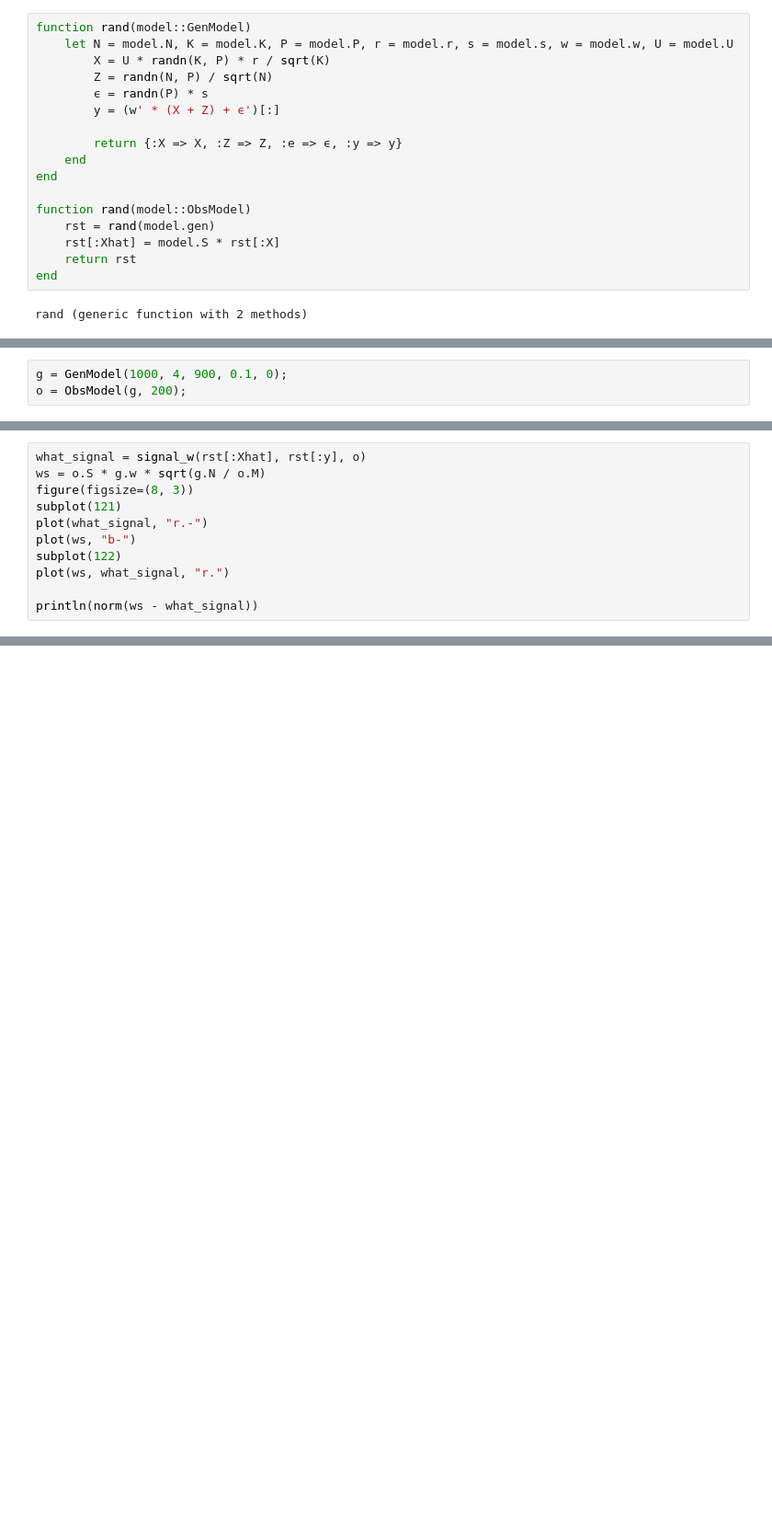
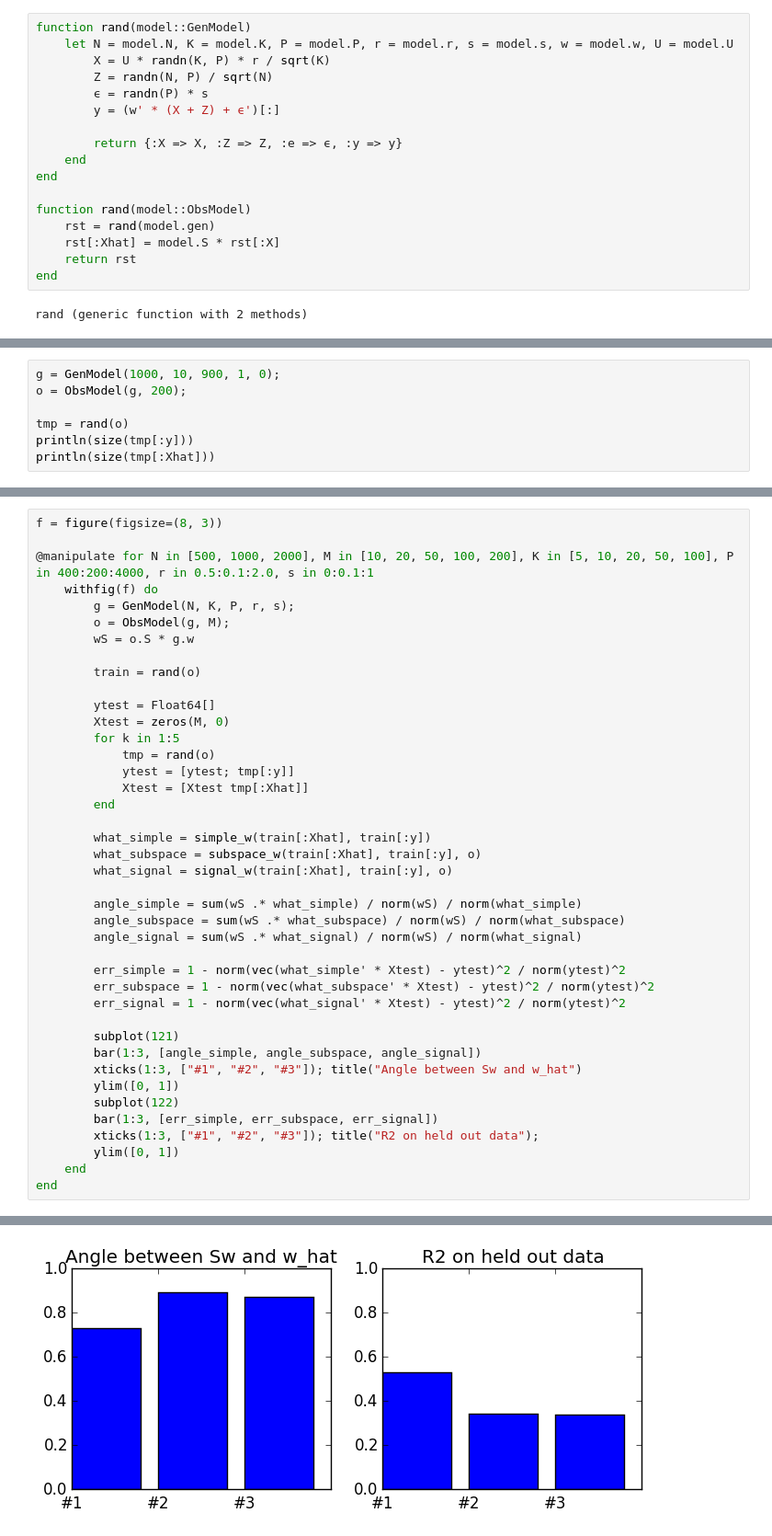
Before and after one commit to ganguli-lab/single-trial, a Jupyter notebook: Static Decoding.ipynb, the cells around one changed output, grey strips where cells are left out. Shown at 92% size. Cells and saved outputs as stored; diff of their text form; blank space fills up the shorter version.

```diff
--- a/Static Decoding.ipynb
+++ b/Static Decoding.ipynb
@@ -121,5 +125,9 @@ end
 # %% [output]
 signal_w (generic function with 1 method)
 # %%
-g = GenModel(1000, 4, 900, 0.1, 0);
+g = GenModel(1000, 10, 900, 1, 0);
 o = ObsModel(g, 200);
+
+tmp = rand(o)
+println(size(tmp[:y]))
+println(size(tmp[:Xhat]))
@@ -163,11 +136,0 @@ println(norm(ws - what_subspace))
-# %%
-what_signal = signal_w(rst[:Xhat], rst[:y], o)
-ws = o.S * g.w * sqrt(g.N / o.M)
-figure(figsize=(8, 3))
-subplot(121)
-plot(what_signal, "r.-")
-plot(ws, "b-")
-subplot(122)
-plot(ws, what_signal, "r.")
-
-println(norm(ws - what_signal))
@@ -176,0 +137,42 @@ println(norm(ws - what_signal))
+# %%
+f = figure(figsize=(8, 3))
+
+@manipulate for N in [500, 1000, 2000], M in [10, 20, 50, 100, 200], K in [5, 10, 20, 50, 100], P in 400:200:4000, r in 0.5:0.1:2.0, s in 0:0.1:1
+    withfig(f) do
+        g = GenModel(N, K, P, r, s);
+        o = ObsModel(g, M);
+        wS = o.S * g.w
+
+        train = rand(o)
+
+        ytest = Float64[]
+        Xtest = zeros(M, 0)
+        for k in 1:5
+            tmp = rand(o)
+            ytest = [ytest; tmp[:y]]
+            Xtest = [Xtest tmp[:Xhat]]
+        end
+
+        what_simple = simple_w(train[:Xhat], train[:y])
+        what_subspace = subspace_w(train[:Xhat], train[:y], o)
+        what_signal = signal_w(train[:Xhat], train[:y], o)
+
+        angle_simple = sum(wS .* what_simple) / norm(wS) / norm(what_simple)
+        angle_subspace = sum(wS .* what_subspace) / norm(wS) / norm(what_subspace)
+        angle_signal = sum(wS .* what_signal) / norm(wS) / norm(what_signal)
+
+        err_simple = 1 - norm(vec(what_simple' * Xtest) - ytest)^2 / norm(ytest)^2
+        err_subspace = 1 - norm(vec(what_subspace' * Xtest) - ytest)^2 / norm(ytest)^2
+        err_signal = 1 - norm(vec(what_signal' * Xtest) - ytest)^2 / norm(ytest)^2
+
+        subplot(121)
+        bar(1:3, [angle_simple, angle_subspace, angle_signal])
+        xticks(1:3, ["#1", "#2", "#3"]); title("Angle between Sw and w_hat")
+        ylim([0, 1])
+        subplot(122)
+        bar(1:3, [err_simple, err_subspace, err_signal])
+        xticks(1:3, ["#1", "#2", "#3"]); title("R2 on held out data");
+        ylim([0, 1])
+    end
+end
+# %% [output]
@@ -176,0 +185 @@ println(norm(ws - what_signal))
+[figure, added]
```
Also changed, not shown: parts of 10 cells of this notebook.
